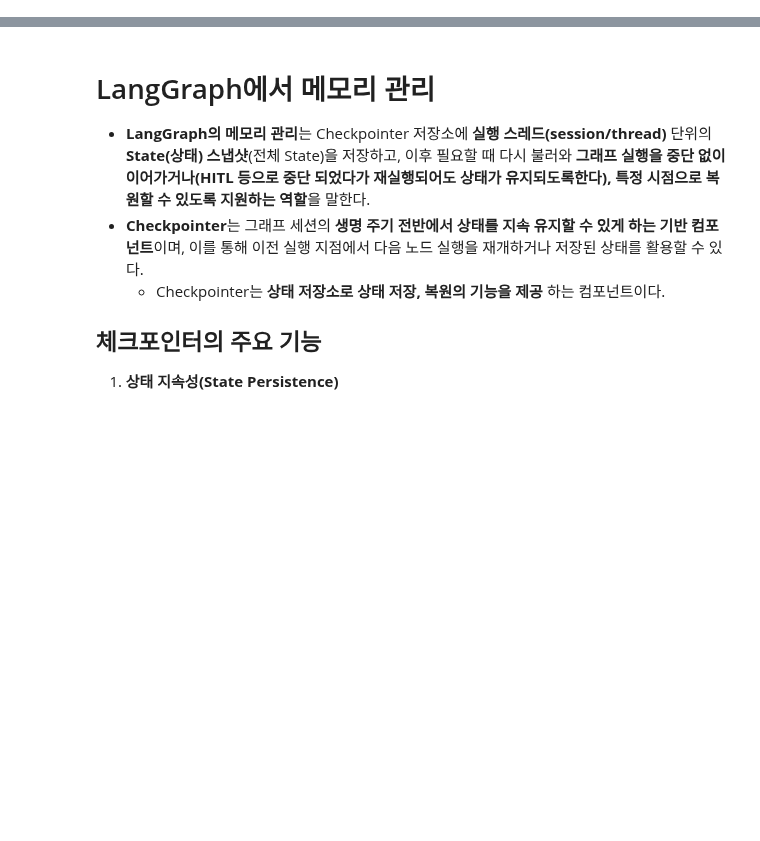
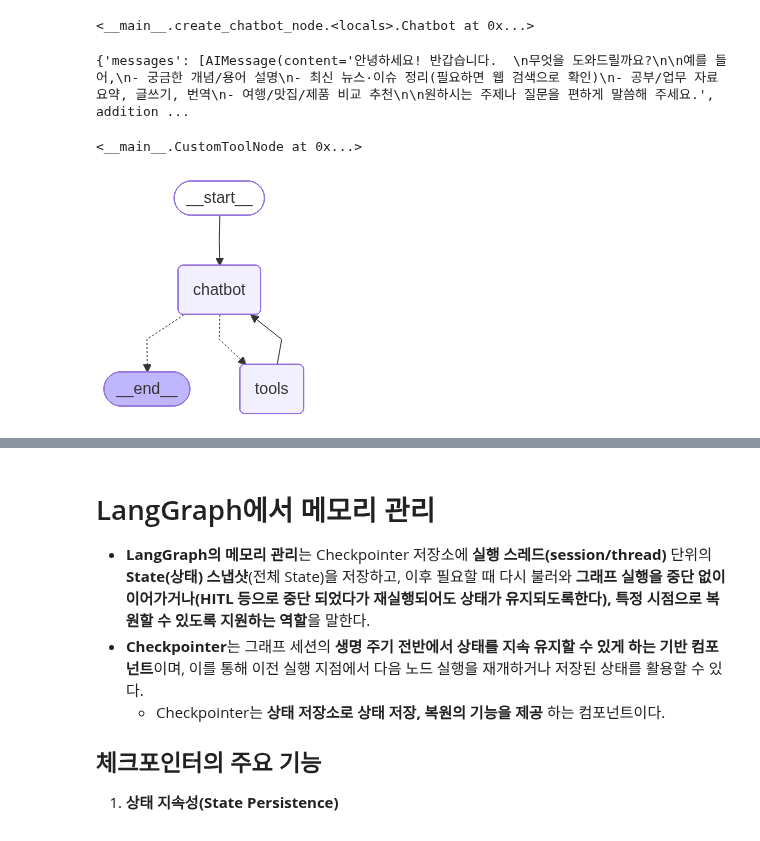
Before and after one commit to silentkit12/SKN21, a Jupyter notebook: 10_langchain/13_Agent_langgraph.ipynb, the cells around one changed output, grey strips where cells are left out. Saved outputs shown, nothing was run; the diff lists cells and outputs as text; code cells hidden in the pictures; blank space fills up the shorter version.

```diff
--- a/10_langchain/13_Agent_langgraph.ipynb
+++ b/10_langchain/13_Agent_langgraph.ipynb
@@ -237,0 +421,78 @@
+# %%
+tools=[TavilySearch(max_results=5), search_wiki]
+chatbot_node = create_chatbot_node(tools)
+chatbot_node
+# %% [output]
+<__main__.create_chatbot_node.<locals>.Chatbot at 0x...>
+# %%
+chatbot_node({"messages":[HumanMessage("안녕하세요")]})
+# %% [output]
+{'messages': [AIMessage(content='안녕하세요! 반갑습니다.  \n무엇을 도와드릴까요?\n\n예를 들어,\n- 궁금한 개념/용어 설명\n- 최신 뉴스·이슈 정리(필요하면 웹 검색으로 확인)\n- 공부/업무 자료 요약, 글쓰기, 번역\n- 여행/맛집/제품 비교 추천\n\n원하시는 주제나 질문을 편하게 말씀해 주세요.', addition ...
+# %%
+# tool을 실행하는 노드
+from langchain_core.messages import ToolMessage # 쌔ㅐㅣ tlfgod rufrhk aptpwl.
+
+#AIMessage의 tool_calls 를 이용해 tool을 호출하고 그 결과를 반환.
+class CustomToolNode:
+    def __init__(self, tools:list):
+        self.tools_by_name = {tool.name:tool for tool in tools} # {툴이름:툴객체}
+
+    def __call__(self, state:State):
+        messages = state.get('messages',[]) # State에 messages 가 없으면 빈 리스트 반환
+        if messages :
+            message = messages[-1]
+        else:
+            raise ValueError("state에 Message가 없습니다.")
+        outputs = [] # Tool Calling 결과들을 담을 빈 리스트 -> [ToolMessage, ToolMessage, ...]
+        for tool_call in message.tool_calls:
+            #Tool을 호출 - tool 객체.invoke(tool_call)
+            tool_message = self.tools_by_name[tool_call["name"]].invoke(tool_call)
+            outputs.append(tool_message)
+
+        return{"messages":outputs} #State의 messages에 추가
+
+tool_node = CustomToolNode(tools)
+tool_node
+# %% [output]
+<__main__.CustomToolNode at 0x...>
+# %%
+# 조건부 엣지 함수
+# message 에 tool_calls 정보가 있으면 "tool_node" 반환
+#                             없으면 END 를 반환
+
+def custom_tool_condition(state:State):
+    messages = state.get("messages", [])
+    if messages:
+        message = messages[-1]
+    else:
+        raise ValueError("state에 message가 없습니다.")
+    if message.tool_calls and len(message.tool_calls) > 0: # AIMessage에 tool_call 정보가 있으면.
+        return "tools"
+    else:
+        return  END
+# %%
+# StateGraph 구성
+## 1. 생성
+workflow = StateGraph(State)
+
+## 2. 노드 추가
+workflow.add_node("chatbot",chatbot_node)
+workflow.add_node("tools", tool_node)
+
+##3. 엣지 연결
+# 사용자 질문 ->START -> chatbot - (AIMessage:tool_calls-0,X) - > tool_calls 가 있으면: tool_node
+#                                                                too_calls 가 없으면 : END
+workflow.add_edge(START, "chatbot")
+workflow.add_conditional_edges(
+    "chatbot",
+    custom_tool_condition, #chatbot 노드 결과에 따라 어디로 이동할지 경로를 반환하는 조건 함수.
+    {"tools":"tools", END:END} # {조건함수가 반환한 겂: 이동할 NODE 이름}
+    )
+workflow.add_edge("tools", "chatbot") # chatbot <-(condition_endge) -> tools 반복구조
+
+#컴파일
+graph = workflow.compile()
+# %%
+display(Image(graph.get_graph().draw_mermaid_png()))
+# %% [output]
+[figure, added]
```
Also changed, not shown: parts of 33 cells of this notebook, 3 other files.
